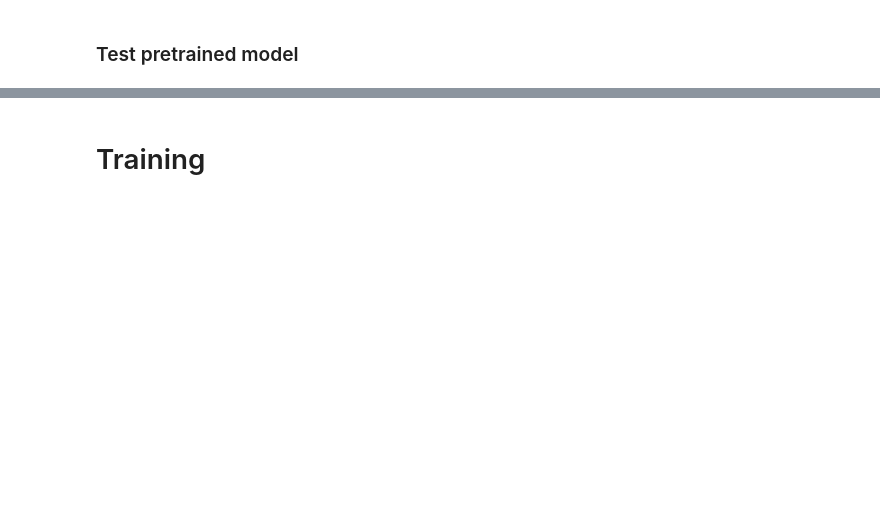
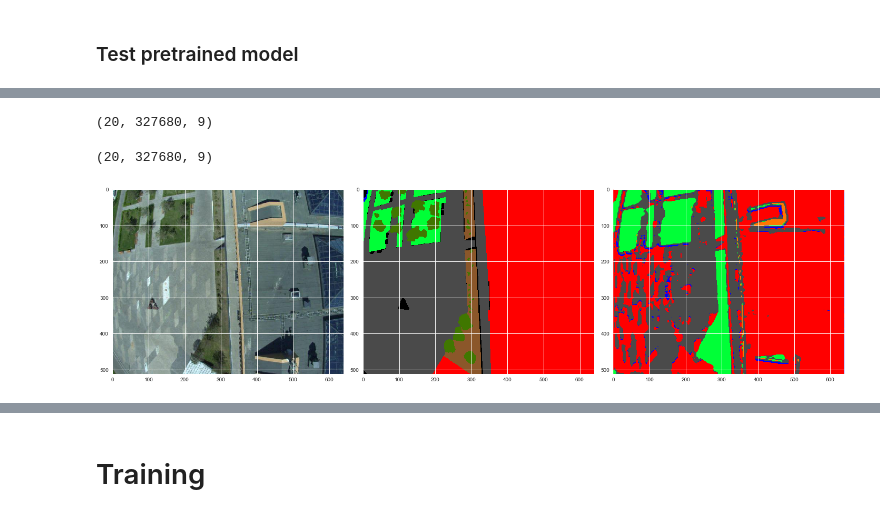
Before and after one commit to vladostan/copterutils, a Jupyter notebook: seg/pipeline_1.ipynb, the cells around one changed output, grey strips where cells are left out. Saved outputs shown, nothing was run; the diff lists cells and outputs as text; code cells hidden in the pictures; blank space fills up the shorter version.

Commit message:
First tests added

```diff
--- a/seg/pipeline_1.ipynb
+++ b/seg/pipeline_1.ipynb
@@ -348,0 +416,6 @@ Test accuracy: 0.419451296888
+# %%
+temp_pred = np.zeros((y_test_pred.shape[0], y_test_pred.shape[1]), dtype='int')
+for i in range (y_test_pred.shape[0]):
+    for j in range(y_test_pred.shape[1]):
+            temp_pred[i,j] = np.argmax(y_test_pred[i,j])
+    print(i)
@@ -348,0 +443,38 @@ Test accuracy: 0.419451296888
+# %%
+y_test_flat.shape
+# %% [output]
+(20, 327680, 9)
+# %%
+y_test_pred.shape
+# %% [output]
+(20, 327680, 9)
+# %%
+hex_colors = ['#000000','#4A4A4A','#FF0000', '#407700', '#00FF37', '#8B572A', '#0000FF', '#FF7600', '#50E3C2']
+# %%
+import webcolors
+
+rgb_colors = []
+
+for hex_color in hex_colors:
+    rgb_colors.append(webcolors.hex_to_rgb(hex_color))
+# %%
+def colorize(mask, colors):
+    colorMask = np.zeros([mask.shape[0], mask.shape[1], 3],dtype=np.uint8)
+    for r in range(mask.shape[0]):
+        for c in range(mask.shape[1]):
+            colorMask[r,c,] = colors[mask[r,c]]
+
+    return colorMask
+# %%
+fig, axes = plt.subplots(nrows=1, ncols=3)
+fig.set_size_inches(20,10)
+
+img = 0
+
+axes[0].imshow(x_test[img])
+axes[1].imshow(colorize(temp[img].reshape((y_test[0].shape[0], y_test[0].shape[1])), colors = np.array(rgb_colors)))
+axes[2].imshow(colorize(temp_pred[img].reshape((y_test[0].shape[0], y_test[0].shape[1])), colors = np.array(rgb_colors)))
+
+fig.tight_layout()
+# %% [output]
+[figure, added]
```
Also changed, not shown: parts of 35 cells of this notebook, 22 other files.
